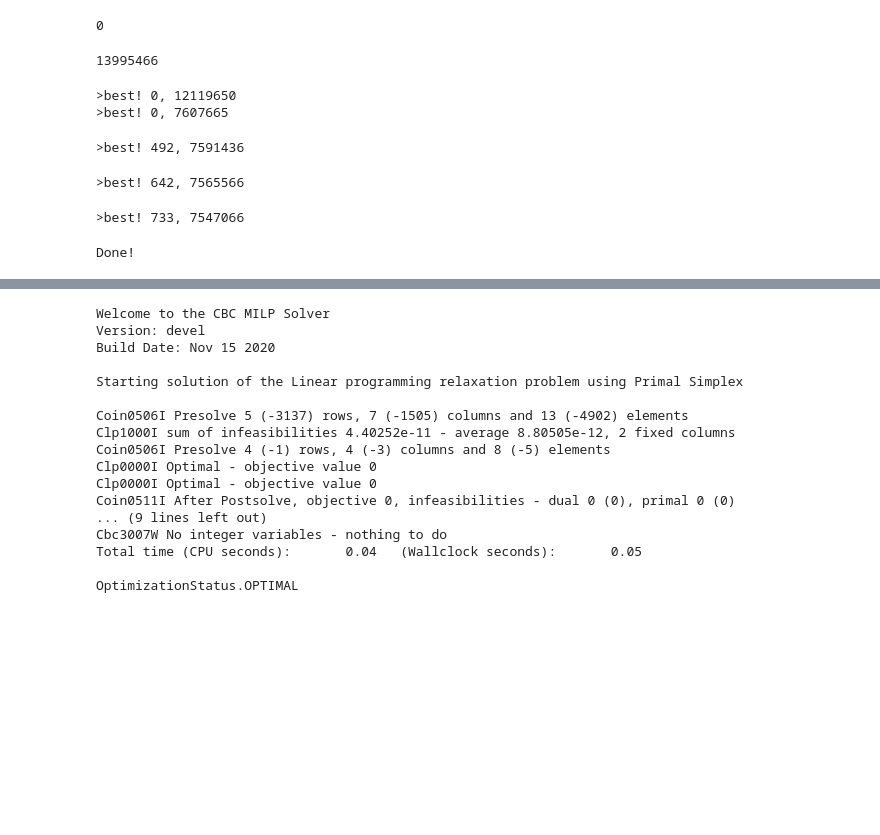
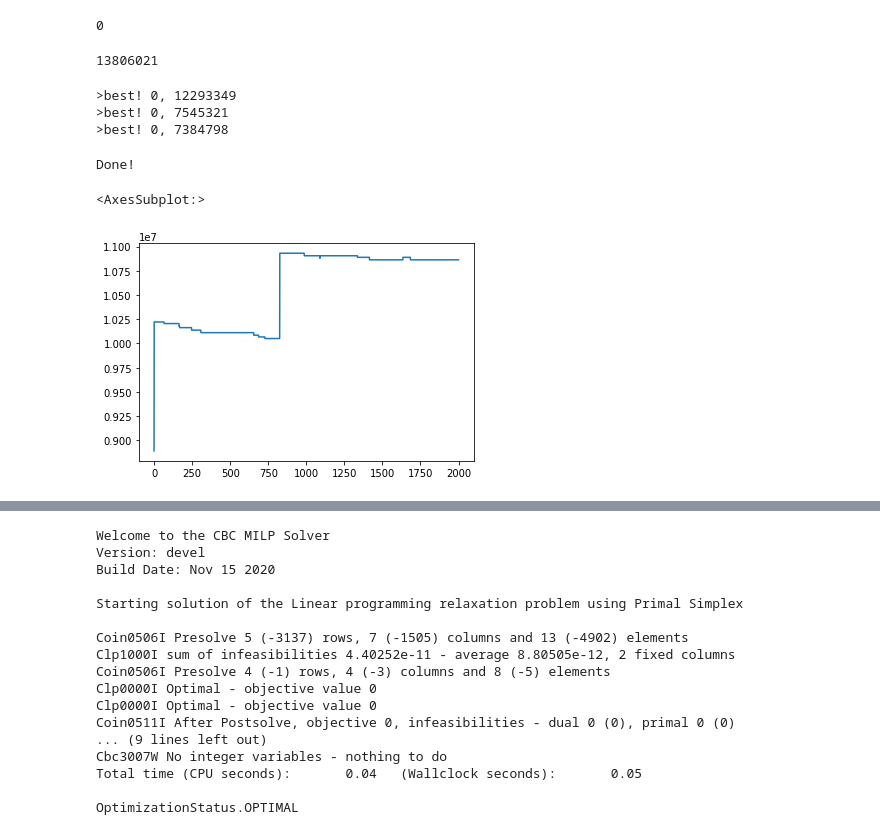
Before and after one commit to sugyeong-jo/ProjectLab, a Jupyter notebook: workspac_notebook.ipynb, the cells around one changed output, grey strips where cells are left out. Drawn from its saved outputs; the diff is of its cells as text; code cells hidden in the pictures; blank space fills up the shorter version.

```diff
--- a/workspac_notebook.ipynb
+++ b/workspac_notebook.ipynb
@@ -1004,16 +1005,19 @@ r_mut = 1.0 / (float(n_bits) * len(xijt))
 xijt_keys = list(xijt.keys())
 mijt_keys = list(mijt.keys())
 
-best, score, log = genetic_algorithm(objective, mijt, n_iter, n_pop, r_cross, r_mut)
+best, score, log, log_detail = genetic_algorithm(objective, mijt, n_iter, n_pop, r_cross, r_mut)
 print('Done!')
 # %% [output]
-13995466
+13806021
->best! 0, 12119650
->best! 0, 7607665
+>best! 0, 12293349
+>best! 0, 7545321
+>best! 0, 7384798
->best! 492, 7591436
+Done!
->best! 642, 7565566
->best! 733, 7547066
-Done!
+# %%
+pd.DataFrame(log_detail)[1].plot()
+# %% [output]
+<AxesSubplot:>
+[figure, added]
 # %%
 pd.DataFrame(log)[1].plot()
 # %% [output]
```
Also changed, not shown: parts of 9 cells of this notebook, 6 other files.
